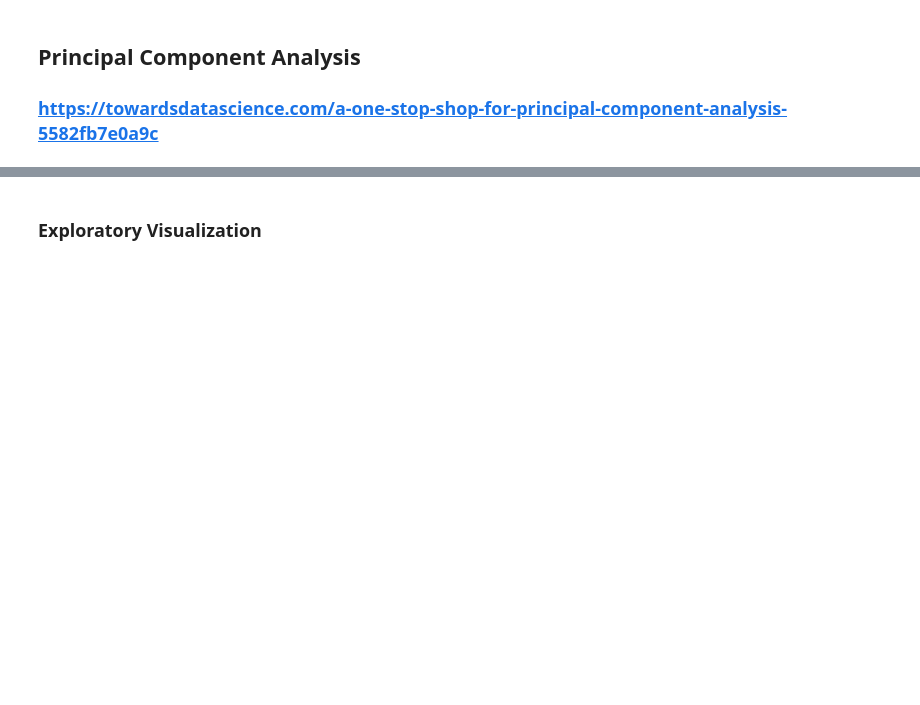
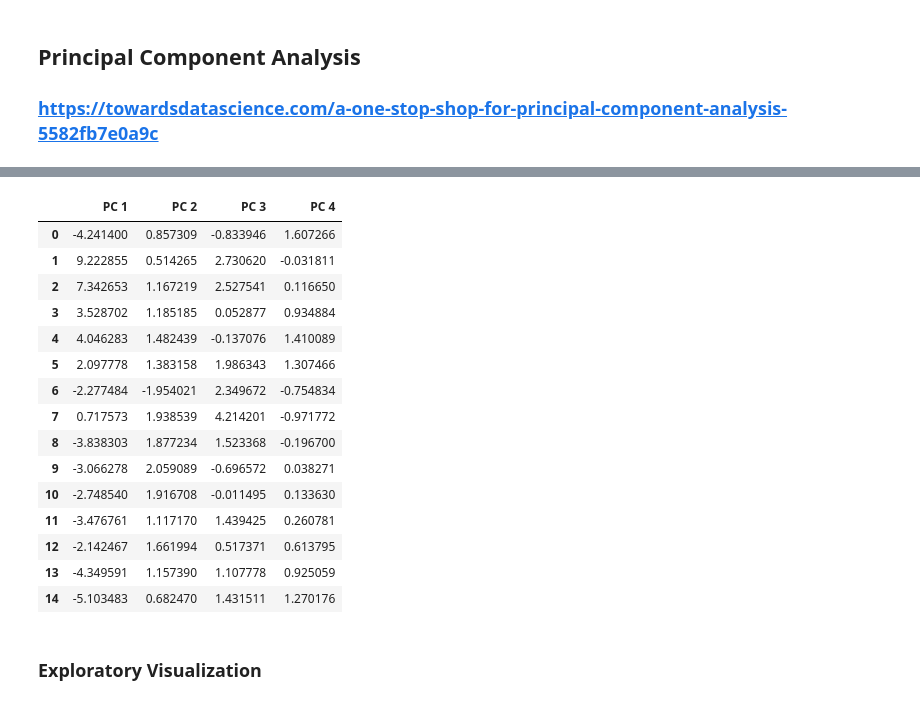
Before and after one commit to joshb738/NBA_Player_Analysis, a Jupyter notebook: ML/POB_ML_Test.ipynb, the cells around one changed output, grey strips where cells are left out. Saved outputs shown, nothing was run; the diff lists cells and outputs as text; code cells hidden in the pictures; blank space fills up the shorter version.

```diff
--- a/ML/POB_ML_Test.ipynb
+++ b/ML/POB_ML_Test.ipynb
@@ -25,0 +30,5 @@ del nba_data['blank2']
+# %%
+# Create a new DataFrame that holds only the cryptocurrencies names.
+nba_label_df = pd.DataFrame(nba_data.Player)
+nba_label_df.set_index("Player")
+nba_label_df
@@ -261,0 +212,3 @@ ax.grid()
+# %%
+ iris_scaled = StandardScaler().fit_transform(nba_data)
+print(iris_scaled[0:5])
@@ -261,0 +233,29 @@ ax.grid()
+# %%
+# Using PCA to reduce dimension to three principal components.
+# Initialize PCA model
+pca = PCA(n_components=4)
+# Get tree principal components for the iris data.
+nba_data_pca = pca.fit_transform(iris_scaled)
+# %%
+
+# Create a DataFrame with the three principal components.
+# Transform PCA to DF
+pcs_df = pd.DataFrame(data=nba_data_pca, columns=("PC 1", "PC 2","PC 3", "PC 4"), index=nba_label_df.index)
+pcs_df.head(15)
+# %% [output]
+|  | PC 1 | PC 2 | PC 3 | PC 4 |
+| 0 | -4.241400 | 0.857309 | -0.833946 | 1.607266 |
+| 1 | 9.222855 | 0.514265 | 2.730620 | -0.031811 |
+| 2 | 7.342653 | 1.167219 | 2.527541 | 0.116650 |
+| 3 | 3.528702 | 1.185185 | 0.052877 | 0.934884 |
+| 4 | 4.046283 | 1.482439 | -0.137076 | 1.410089 |
+| 5 | 2.097778 | 1.383158 | 1.986343 | 1.307466 |
+| 6 | -2.277484 | -1.954021 | 2.349672 | -0.754834 |
+| 7 | 0.717573 | 1.938539 | 4.214201 | -0.971772 |
+| 8 | -3.838303 | 1.877234 | 1.523368 | -0.196700 |
+| 9 | -3.066278 | 2.059089 | -0.696572 | 0.038271 |
+| 10 | -2.748540 | 1.916708 | -0.011495 | 0.133630 |
+| 11 | -3.476761 | 1.117170 | 1.439425 | 0.260781 |
+| 12 | -2.142467 | 1.661994 | 0.517371 | 0.613795 |
+| 13 | -4.349591 | 1.157390 | 1.107778 | 0.925059 |
+| 14 | -5.103483 | 0.682470 | 1.431511 | 1.270176 |
```
Also changed, not shown: parts of 21 cells of this notebook.
